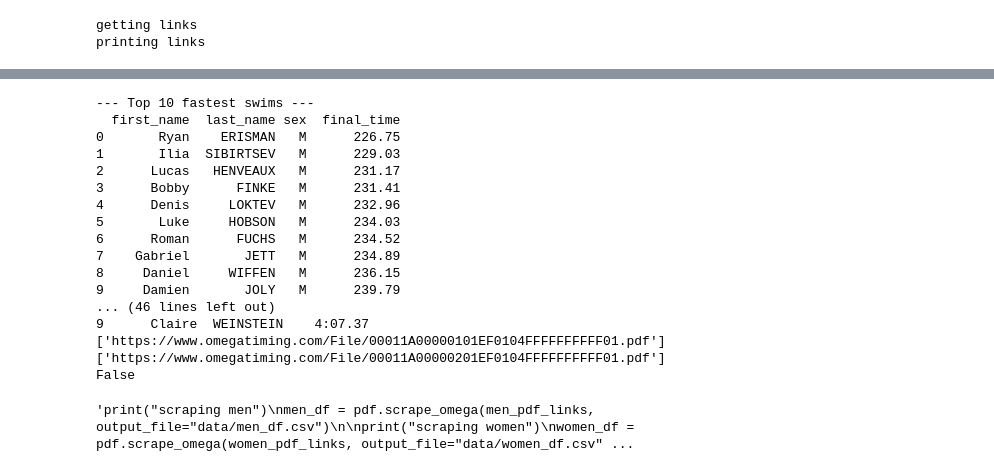
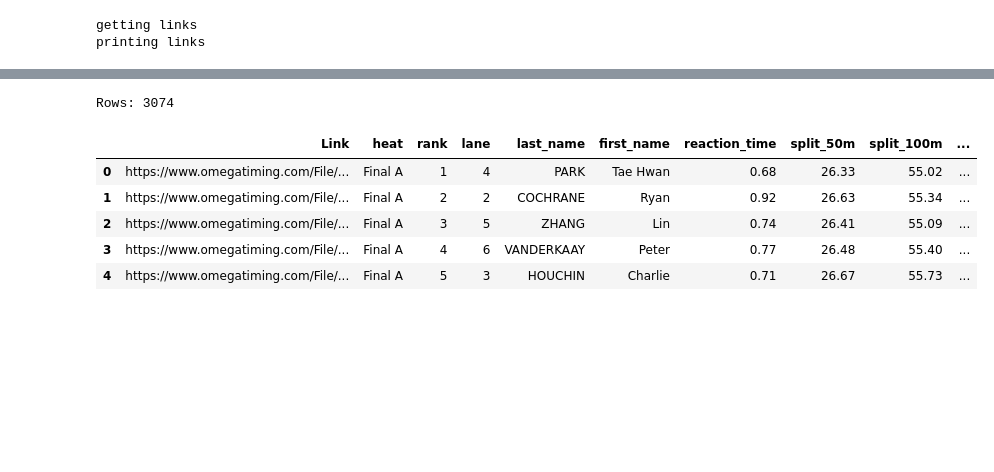
Before and after one commit to ceejolsen/Olympic-Swimming-Data-Project, a Jupyter notebook: Project.ipynb, the cells around one changed output, grey strips where cells are left out. Saved outputs shown, nothing was run; the diff lists cells and outputs as text; code cells hidden in the pictures; blank space fills up the shorter version.

Commit message:
Add final SQL results, ML model, and analysis plots

```diff
--- a/Project.ipynb
+++ b/Project.ipynb
@@ -117,54 +205,40 @@ Indexes created successfully.
 # %%
-#results = sql_export.run_sample_queries()
-import importlib
-import pdf
-import sql_export
-import os
+import pandas as pd
+import numpy as np
 
-importlib.reload(pdf)
-importlib.reload(sql_export)
+men = pd.read_csv("data/men_df.csv")
+women = pd.read_csv("data/women_df.csv")
 
-sql_df = sql_export.prepare_for_sql(men_df, women_df)
-sql_export.export_to_sqlite(sql_df)
-sql_export.create_indexes()
-sql_export.run_sample_queries()
+men["sex"] = "Men"
+women["sex"] = "Women"
 
-print(men_df[["first_name", "last_name", "final_time"]].head(10))
-print()
-print(women_df[["first_name", "last_name", "final_time"]].head(10))
-print(men_pdf_links[:5])
-print(women_pdf_links[:5])
-print(men_df.equals(women_df))
+df = pd.concat([men, women], ignore_index=True)
 
+# function to convert mm:ss.xx to seconds
+def time_to_seconds(t):
+    if pd.isna(t):
+        return np.nan
+    t = str(t)
+    if ":" in t:
+        m, s = t.split(":")
+        return float(m) * 60 + float(s)
+    return float(t)
 
-"""print("scraping men")
-men_df = pdf.scrape_omega(men_pdf_links, output_file="data/men_df.csv")
+cols = [
+    "reaction_time","split_50m","split_100m","split_150m",
+    "split_200m","split_250m","split_300m","split_350m","final_time"
+]
 
-print("scraping women")
-women_df = pdf.scrape_omega(women_pdf_links, output_file="data/women_df.csv")
+for c in cols:
+    df[c] = df[c].apply(time_to_seconds)
 
-
-print(os.listdir("data"))
-
-print(men_df.head())
-print()
-print(women_df.head())"""
+print("Rows:", len(df))
+df.head()
 # %% [output]
---- Top 10 fastest swims ---
-  first_name  last_name sex  final_time
-0       Ryan    ERISMAN   M      226.75
-1       Ilia  SIBIRTSEV   M      229.03
-2      Lucas   HENVEAUX   M      231.17
-3      Bobby      FINKE   M      231.41
-4      Denis     LOKTEV   M      232.96
-5       Luke     HOBSON   M      234.03
-6      Roman      FUCHS   M      234.52
-7    Gabriel       JETT   M      234.89
-8     Daniel     WIFFEN   M      236.15
-9     Damien       JOLY   M      239.79
-... (46 lines left out)
-9      Claire  WEINSTEIN    4:07.37
-['https://www.omegatiming.com/File/00011A00000101EF0104FFFFFFFFFF01.pdf']
-['https://www.omegatiming.com/File/00011A00000201EF0104FFFFFFFFFF01.pdf']
-False
+Rows: 3074
-'print("scraping men")\nmen_df = pdf.scrape_omega(men_pdf_links, output_file="data/men_df.csv")\n\nprint("scraping women")\nwomen_df = pdf.scrape_omega(women_pdf_links, output_file="data/women_df.csv" ...
+|  | Link | heat | rank | lane | last_name | first_name | reaction_time | split_50m | split_100m | ... |
+| 0 | https://www.omegatiming.com/File/... | Final A | 1 | 4 | PARK | Tae Hwan | 0.68 | 26.33 | 55.02 | ... |
+| 1 | https://www.omegatiming.com/File/... | Final A | 2 | 2 | COCHRANE | Ryan | 0.92 | 26.63 | 55.34 | ... |
+| 2 | https://www.omegatiming.com/File/... | Final A | 3 | 5 | ZHANG | Lin | 0.74 | 26.41 | 55.09 | ... |
+| 3 | https://www.omegatiming.com/File/... | Final A | 4 | 6 | VANDERKAAY | Peter | 0.77 | 26.48 | 55.40 | ... |
+| 4 | https://www.omegatiming.com/File/... | Final A | 5 | 3 | HOUCHIN | Charlie | 0.71 | 26.67 | 55.73 | ... |
```
Also changed, not shown: parts of 12 cells of this notebook, 5 other files.
